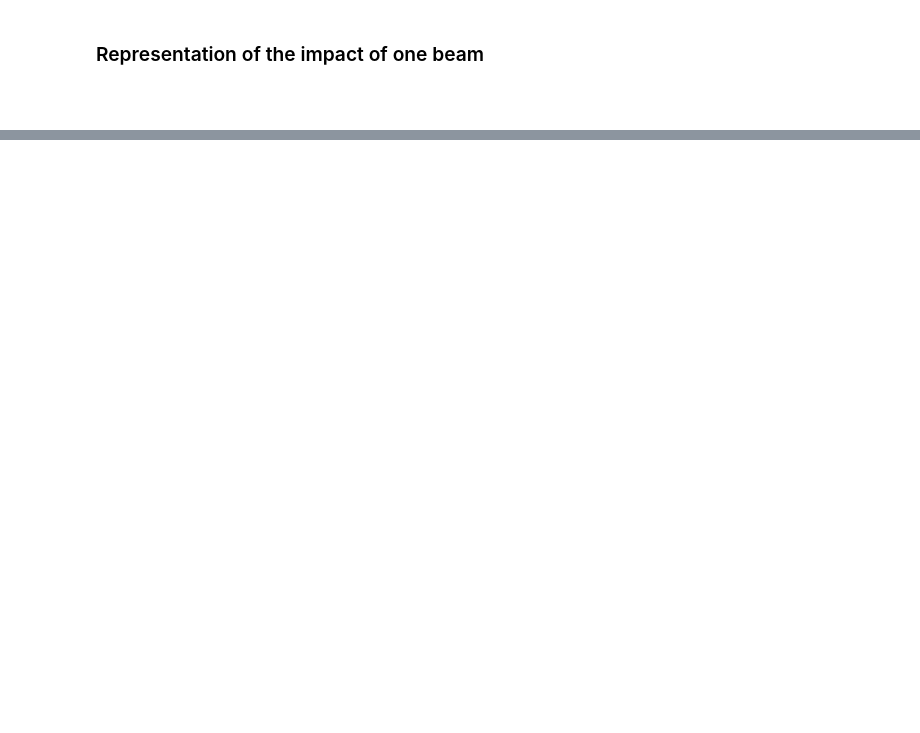
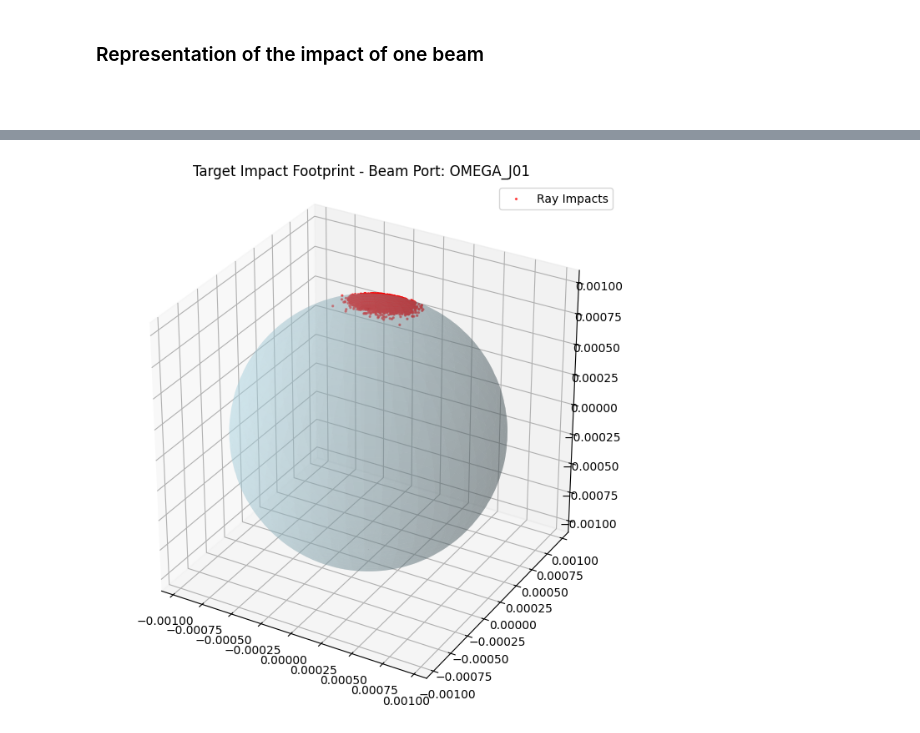
Before and after one commit to clarajdr/Omega60-DD-ICF-simulation, a Jupyter notebook: samplerays.ipynb, the cells around one changed output, grey strips where cells are left out. Drawn from its saved outputs; the diff is of its cells as text; code cells hidden in the pictures; blank space fills up the shorter version.

```diff
--- a/samplerays.ipynb
+++ b/samplerays.ipynb
@@ -195,0 +126,11 @@ Final OMEGA-60 table generated with 60 rows.
+# %%
+# =====================================================
+# Chargement de la configuration Master
+# =====================================================
+
+# On utilise le module beams pour lire et VALIDER le fichier excel
+# que tu as créé dans ton notebook "parameters"
+df_omega = rwbeams.read_beams("omega60_master_config.xlsx")
+
+
+df_omega.head()
@@ -201,13 +150,11 @@ Final OMEGA-60 table generated with 60 rows.
 ### Simulation parameters
 # %%
 # 1. Prepare the row to match the format expected by beam_hit
-row = df_omega.iloc[0].copy()
+row = df_omega.iloc[0]
 
-# Create the vectors that the beam_hit function will look for
-row['l1'] = 0.28  # Diamètre standard OMEGA (mètres)
-row['l2'] = 0.28
+
 # 2. Now launch the function with this "prepared" row
-impacts_1window = sampler.beam_hit(
+impacts_1window = collision.beam_hit(
     row,
     num_samples=10000,
     radius=TARGET_RADIUS,
@@ -754,0 +182,5 @@ Note: you may need to restart the kernel to use updated packages.
+# %%
+# 3. Maintenant tu peux appeler ta fonction de plot sans erreur
+collision.plot_impact_footprint(impacts_1window, TARGET_RADIUS)
+# %% [output]
+[figure, added]
```
Also changed, not shown: parts of 48 cells of this notebook, 12 other files.
